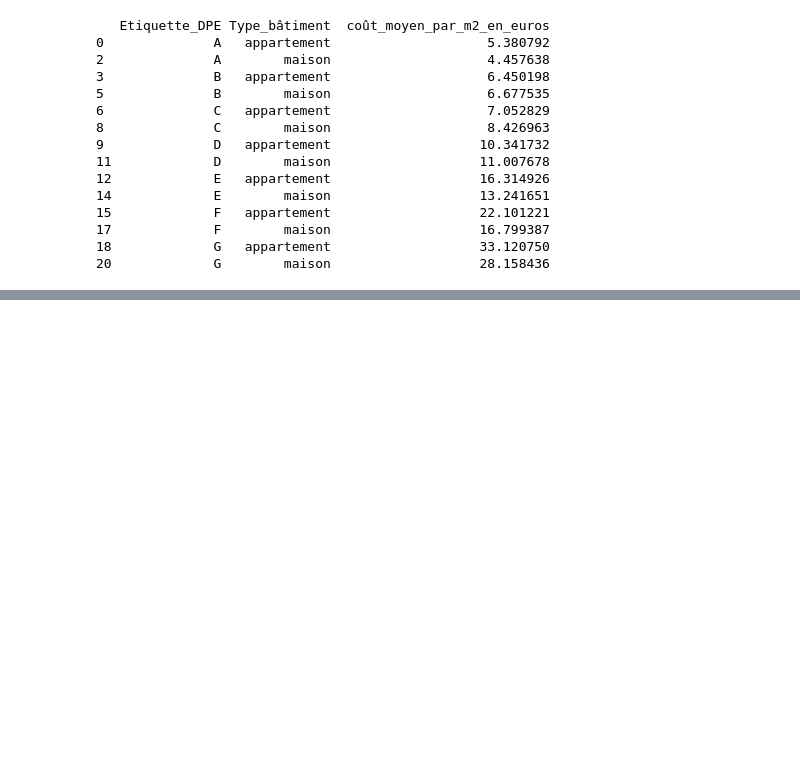
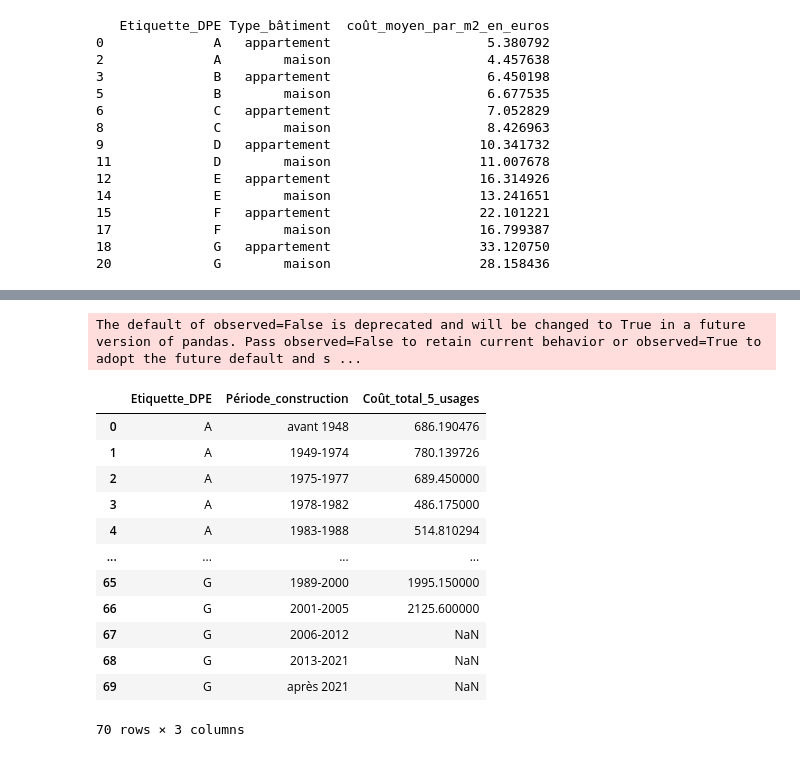
Before and after one commit to ER-20/enedis-wagon, a Jupyter notebook: notebooks/TD_graph_1.ipynb, the cells around one changed output, grey strips where cells are left out. Cells and saved outputs as stored; diff of their text form; code cells hidden in the pictures; blank space fills up the shorter version.

```diff
--- a/notebooks/TD_graph_1.ipynb
+++ b/notebooks/TD_graph_1.ipynb
@@ -254,0 +316,19 @@ fig.show()
+# %%
+mean_cost_df = filtered_data.groupby(['Etiquette_DPE', 'Période_construction'])['Coût_total_5_usages'].mean().reset_index()
+
+mean_cost_df
+# %% [output]
+The default of observed=False is deprecated and will be changed to True in a future version of pandas. Pass observed=False to retain current behavior or observed=True to adopt the future default and s ...
+|  | Etiquette_DPE | Période_construction | Coût_total_5_usages |
+| 0 | A | avant 1948 | 686.190476 |
+| 1 | A | 1949-1974 | 780.139726 |
+| 2 | A | 1975-1977 | 689.450000 |
+| 3 | A | 1978-1982 | 486.175000 |
+| 4 | A | 1983-1988 | 514.810294 |
+| ... | ... | ... | ... |
+| 65 | G | 1989-2000 | 1995.150000 |
+| 66 | G | 2001-2005 | 2125.600000 |
+| 67 | G | 2006-2012 | NaN |
+| 68 | G | 2013-2021 | NaN |
+| 69 | G | après 2021 | NaN |
+70 rows × 3 columns
```
Also changed, not shown: parts of 10 cells of this notebook, 2 other files.
